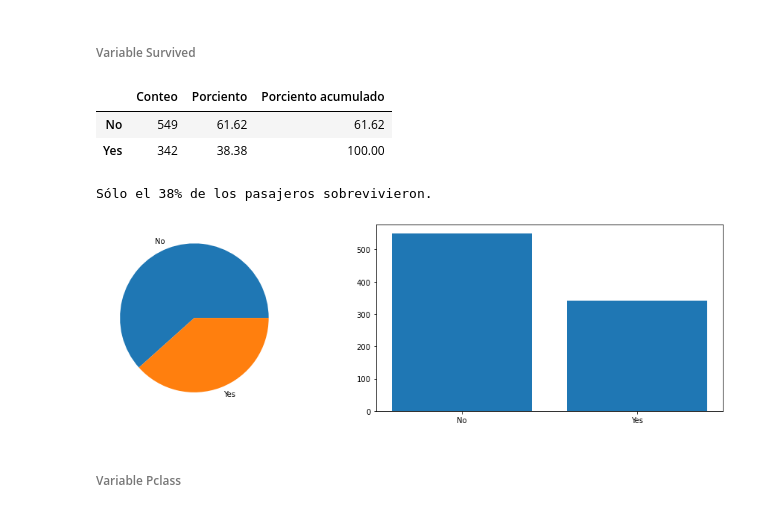
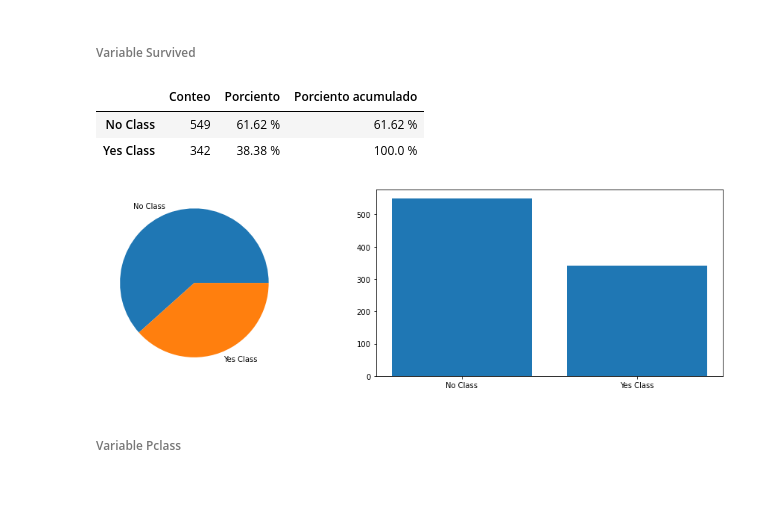
Before and after one commit to yanaySG/proyecto_python_AFI, a Jupyter notebook: Ejercicio3_Titanic.ipynb, the cells around one changed output. Cells and saved outputs as stored; diff of their text form; code cells hidden in the pictures.

Commit message:
ex3 titanic exploratory analysis categorical variables

```diff
--- a/Ejercicio3_Titanic.ipynb
+++ b/Ejercicio3_Titanic.ipynb
@@ -135,33 +160,12 @@ categorical_variables.head(5)
 # %% [markdown]
 ###### Variable Survived
 # %%
-c_survived = categorical_variables['Survived'].value_counts()
-p_survived = 100 * c_survived / len(categorical_variables['Survived'])
-acum_p_survived = p_survived.cumsum()
-
-surv_df = pd.concat([c_survived, p_survived, acum_p_survived], axis=1, keys=['Conteo', 'Porciento', 'Porciento acumulado'])
-
-display(round(surv_df,2))
-
-print("Sólo el " + str(round(p_survived[1])) + "% de los pasajeros sobrevivieron.")
-
-# plotting
-plt.figure(figsize=(20, 4))
-
-plt.subplot(131)
-plt.pie(surv_df['Conteo'], labels = surv_df.index)
-
-plt.subplot(132)
-plt.bar(surv_df.index, surv_df['Conteo'])
-
-plt.tight_layout()
-#plt.show()
+categorical_var_analysis("Survived")
 # %% [output]
 |  | Conteo | Porciento | Porciento acumulado |
-| No | 549 | 61.62 | 61.62 |
-| Yes | 342 | 38.38 | 100.00 |
+| No Class | 549 | 61.62 % | 61.62 % |
+| Yes Class | 342 | 38.38 % | 100.0 % |
-Sólo el 38% de los pasajeros sobrevivieron.
-[figure, old version]
+[figure, new version]
 # %% [markdown]
 ###### Variable Pclass
 # %%
```
Also changed, not shown: parts of 6 cells of this notebook.
